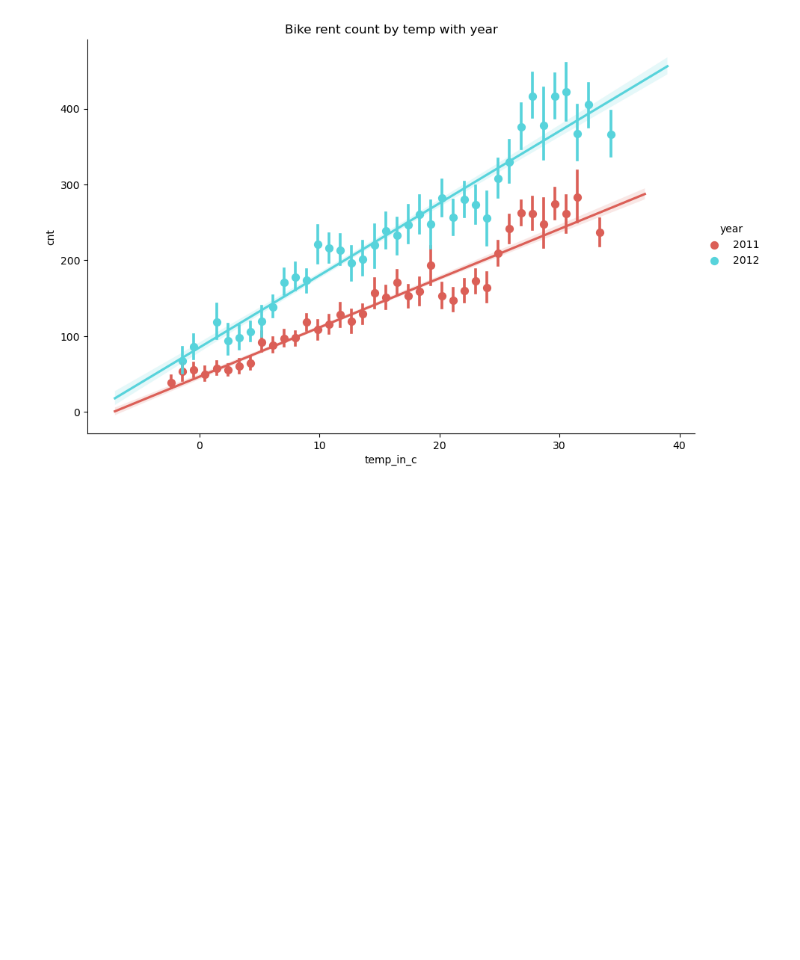
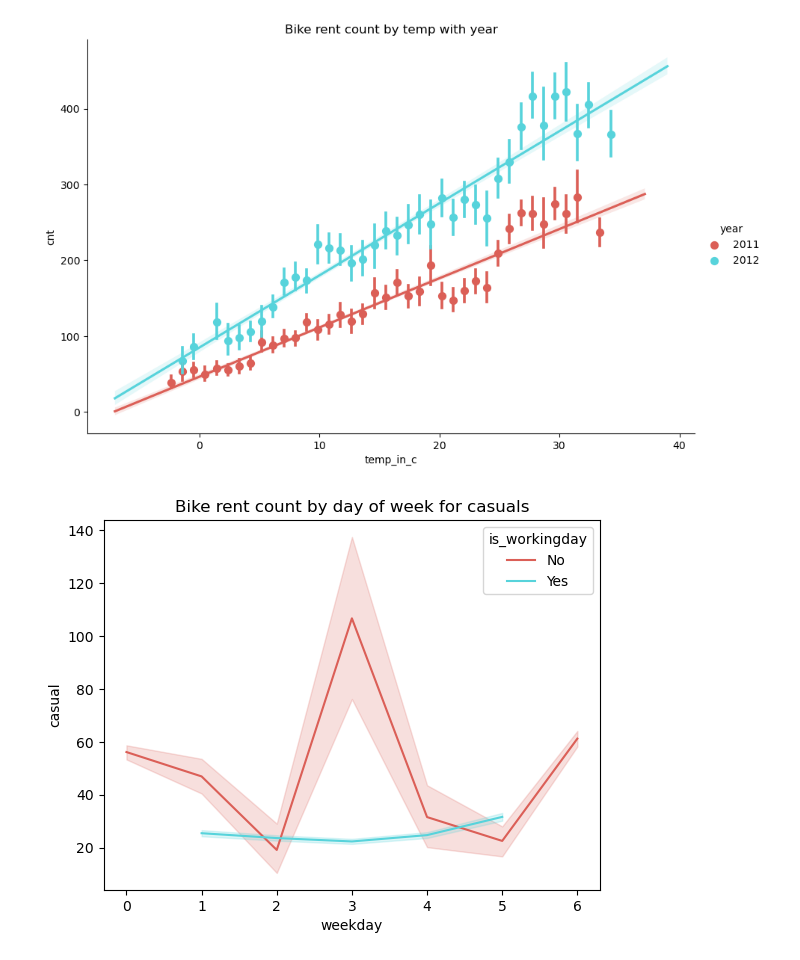
Before and after one commit to cdb8675309/Sprint-1, a Jupyter notebook: P3_S1.ipynb, the cells around one changed output. Cells and saved outputs as stored; diff of their text form; code cells hidden in the pictures; blank space fills up the shorter version.

```diff
--- a/P3_S1.ipynb
+++ b/P3_S1.ipynb
@@ -539,3 +538,10 @@ plt.title('Bike rent count by temp with year')
 plt.show()
 # %% [output]
 [figure]
+# %%
+sns.lineplot(data=cabi_hr, x="weekday", y='casual', hue='is_workingday', palette='hls')
+fig.suptitle('Temp Year Trend bike counts')
+plt.title('Bike rent count by day of week for casuals')
+plt.show()
+# %% [output]
+[figure, added]
```
Also changed, not shown: parts of 15 cells of this notebook.
